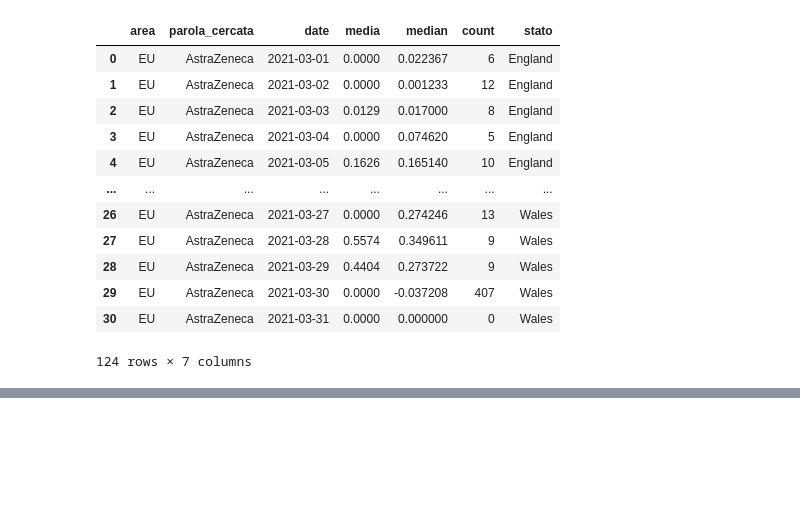
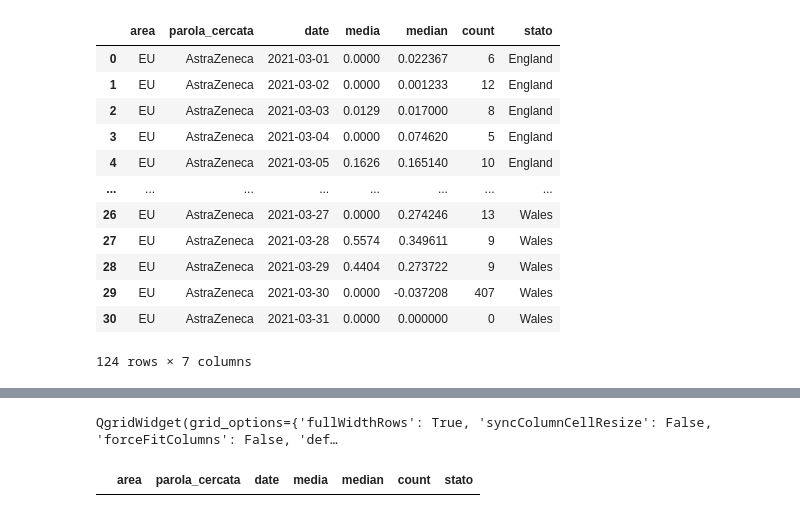
Before and after one commit to kevintr/DS_LAB_PSYCOLOGY_2021, a Jupyter notebook: groupByCountry.ipynb, the cells around one changed output, grey strips where cells are left out. Saved outputs shown, nothing was run; the diff lists cells and outputs as text; code cells hidden in the pictures; blank space fills up the shorter version.

```diff
--- a/groupByCountry.ipynb
+++ b/groupByCountry.ipynb
@@ -304,2 +330,12 @@ df = d_Astrazeneca_EU_all.append(d_EU_EU_all).append(d_EU_GB).append(d_Astrazene
+# %%
+qgrid.show_grid(df,grid_options = {'forceFitColumns':False,'syncColumnCellResize': False,'highlightSelectedCell': True,'rowHeight': 25},
+                show_toolbar=True,
+               column_options ={ 'resizable': True,})
+# %% [output]
+QgridWidget(grid_options={'fullWidthRows': True, 'syncColumnCellResize': False, 'forceFitColumns': False, 'def…
+# %%
+df[df['stato'].isna()]
+# %% [output]
+|  | area | parola_cercata | date | media | median | count | stato |
 # %%
 path = './dataset/'
```
Also changed, not shown: parts of 6 cells of this notebook.
